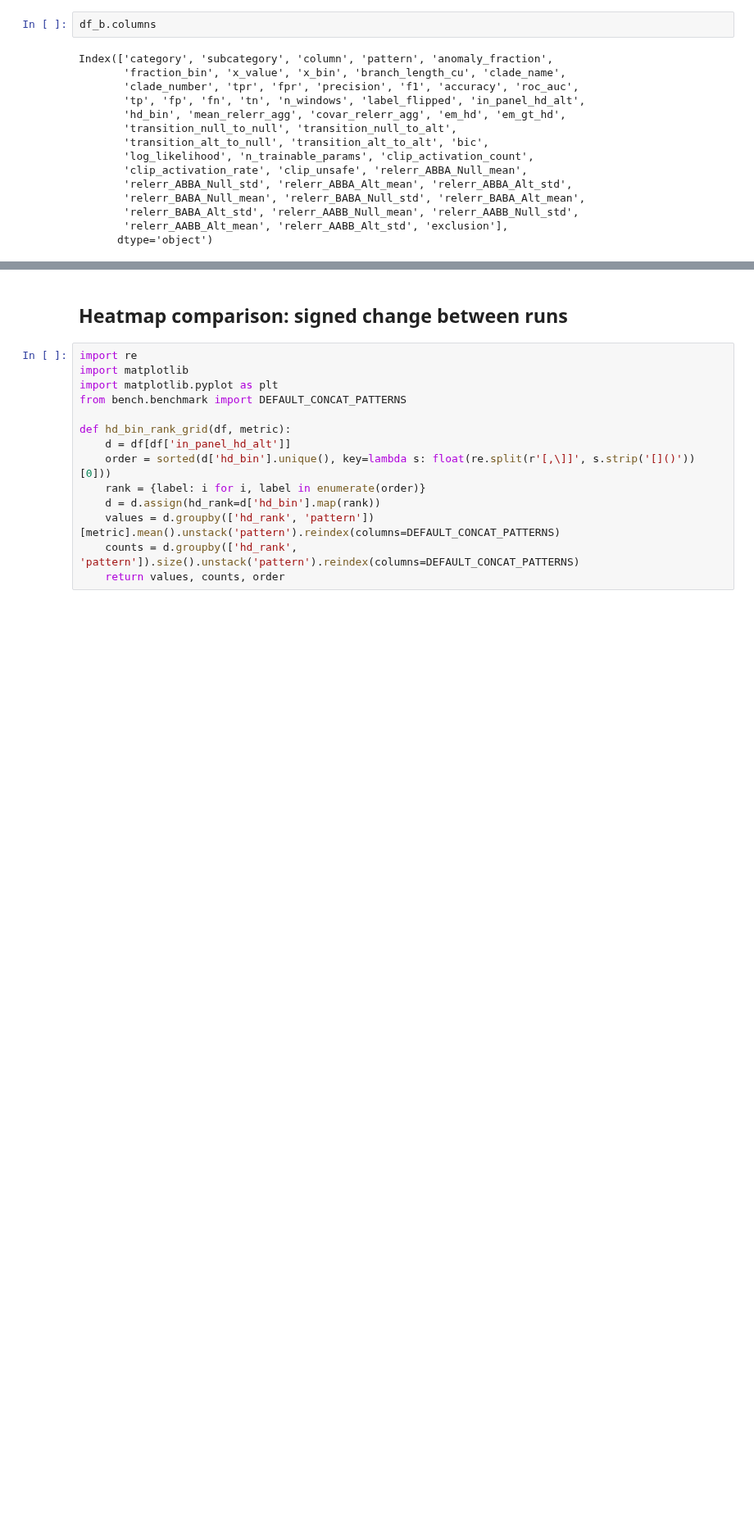
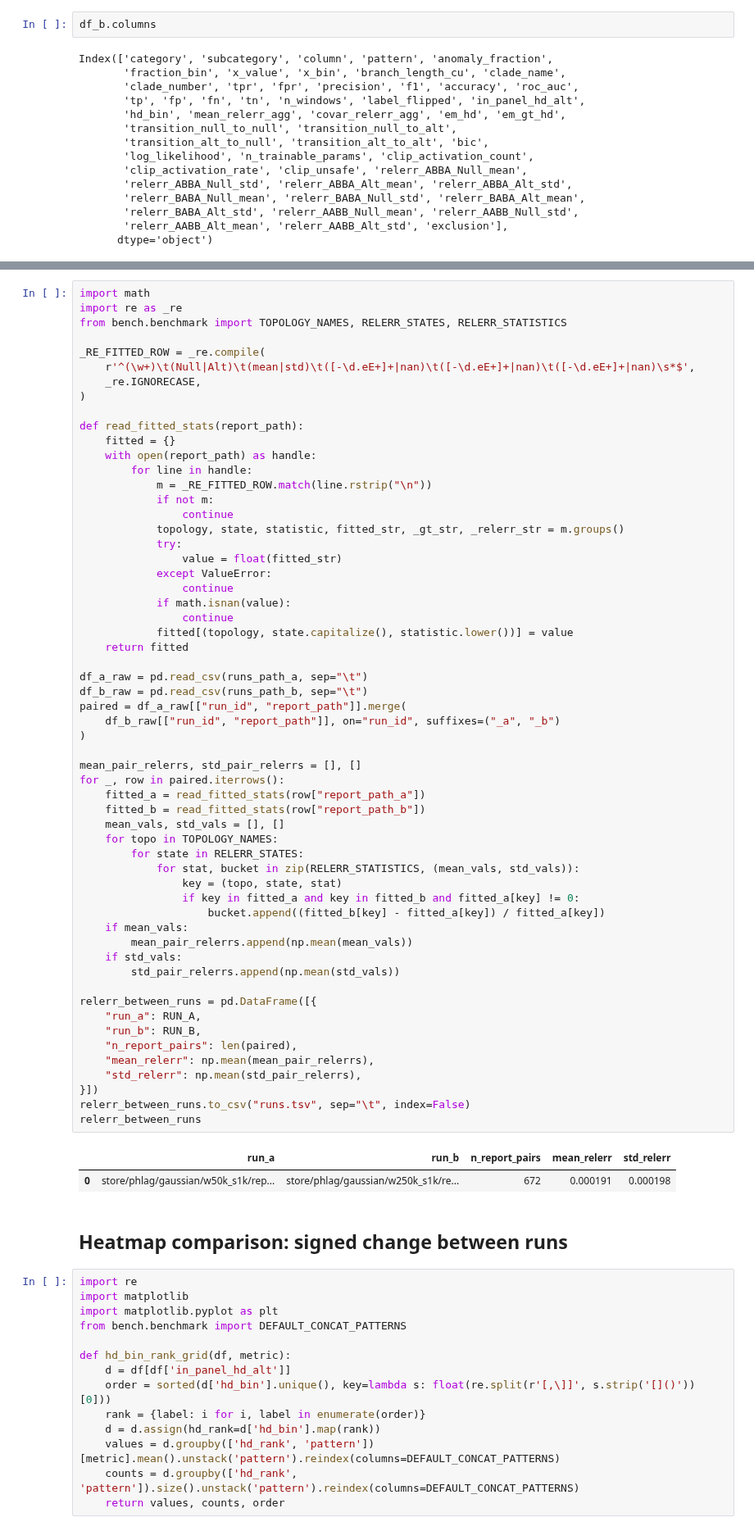
Before and after one commit to isaacangyu/phlag, a Jupyter notebook: bench/analysis.ipynb, the cells around one changed output, grey strips where cells are left out. Shown at 82% size. Drawn from its saved outputs; the diff is of its cells as text; blank space fills up the shorter version.

Commit message:
comparison cross run, benchmark bugs, caster pair em fitting

```diff
--- a/bench/analysis.ipynb
+++ b/bench/analysis.ipynb
@@ -109,3 +143,64 @@ print(low_drop, high_drop)
+# %%
+import math
+import re as _re
+from bench.benchmark import TOPOLOGY_NAMES, RELERR_STATES, RELERR_STATISTICS
+
+_RE_FITTED_ROW = _re.compile(
+    r'^(\w+)\t(Null|Alt)\t(mean|std)\t([-\d.eE+]+|nan)\t([-\d.eE+]+|nan)\t([-\d.eE+]+|nan)\s*$',
+    _re.IGNORECASE,
+)
+
+def read_fitted_stats(report_path):
+    fitted = {}
+    with open(report_path) as handle:
+        for line in handle:
+            m = _RE_FITTED_ROW.match(line.rstrip("\n"))
+            if not m:
+                continue
+            topology, state, statistic, fitted_str, _gt_str, _relerr_str = m.groups()
+            try:
+                value = float(fitted_str)
+            except ValueError:
+                continue
+            if math.isnan(value):
+                continue
+            fitted[(topology, state.capitalize(), statistic.lower())] = value
+    return fitted
+
+df_a_raw = pd.read_csv(runs_path_a, sep="\t")
+df_b_raw = pd.read_csv(runs_path_b, sep="\t")
+paired = df_a_raw[["run_id", "report_path"]].merge(
+    df_b_raw[["run_id", "report_path"]], on="run_id", suffixes=("_a", "_b")
+)
+
+mean_pair_relerrs, std_pair_relerrs = [], []
+for _, row in paired.iterrows():
+    fitted_a = read_fitted_stats(row["report_path_a"])
+    fitted_b = read_fitted_stats(row["report_path_b"])
+    mean_vals, std_vals = [], []
+    for topo in TOPOLOGY_NAMES:
+        for state in RELERR_STATES:
+            for stat, bucket in zip(RELERR_STATISTICS, (mean_vals, std_vals)):
+                key = (topo, state, stat)
+                if key in fitted_a and key in fitted_b and fitted_a[key] != 0:
+                    bucket.append((fitted_b[key] - fitted_a[key]) / fitted_a[key])
+    if mean_vals:
+        mean_pair_relerrs.append(np.mean(mean_vals))
+    if std_vals:
+        std_pair_relerrs.append(np.mean(std_vals))
+
+relerr_between_runs = pd.DataFrame([{
+    "run_a": RUN_A,
+    "run_b": RUN_B,
+    "n_report_pairs": len(paired),
+    "mean_relerr": np.mean(mean_pair_relerrs),
+    "std_relerr": np.mean(std_pair_relerrs),
+}])
+relerr_between_runs.to_csv("runs.tsv", sep="\t", index=False)
+relerr_between_runs
+# %% [output]
+|  | run_a | run_b | n_report_pairs | mean_relerr | std_relerr |
+| 0 | store/phlag/gaussian/w50k_s1k/rep... | store/phlag/gaussian/w250k_s1k/re... | 672 | 0.000191 | 0.000198 |
 # %% [markdown]
 ## Heatmap comparison: signed change between runs
 # %%
```
Also changed, not shown: parts of 20 cells of this notebook, 13 other files.
